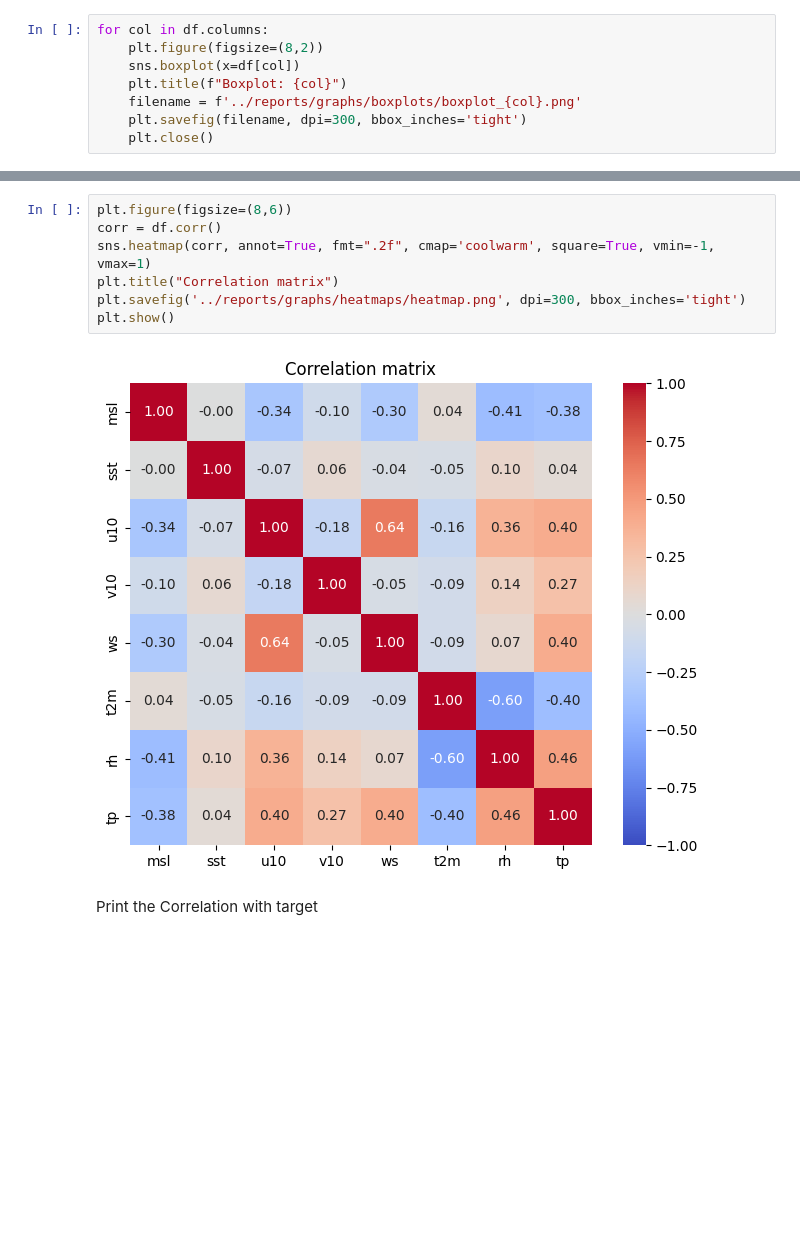
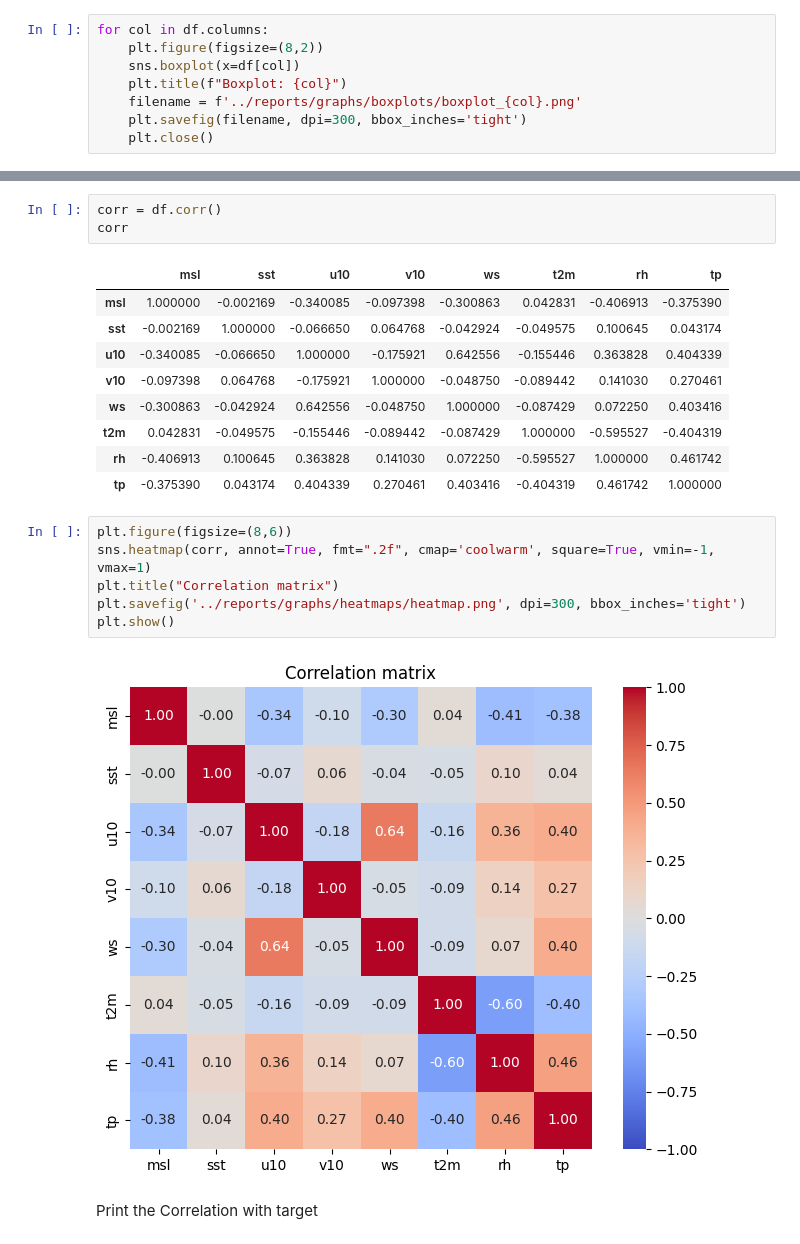
Before and after one commit to Saqibdev-786/Manglore-Weather-Data, a Jupyter notebook: notebooks/main.ipynb, the cells around one changed output, grey strips where cells are left out. Saved outputs shown, nothing was run; the diff lists cells and outputs as text; blank space fills up the shorter version.

```diff
--- a/notebooks/main.ipynb
+++ b/notebooks/main.ipynb
@@ -152,6 +156,18 @@ for col in df.columns:
+# %%
+corr = df.corr()
+corr
+# %% [output]
+|  | msl | sst | u10 | v10 | ws | t2m | rh | tp |
+| msl | 1.000000 | -0.002169 | -0.340085 | -0.097398 | -0.300863 | 0.042831 | -0.406913 | -0.375390 |
+| sst | -0.002169 | 1.000000 | -0.066650 | 0.064768 | -0.042924 | -0.049575 | 0.100645 | 0.043174 |
+| u10 | -0.340085 | -0.066650 | 1.000000 | -0.175921 | 0.642556 | -0.155446 | 0.363828 | 0.404339 |
+| v10 | -0.097398 | 0.064768 | -0.175921 | 1.000000 | -0.048750 | -0.089442 | 0.141030 | 0.270461 |
+| ws | -0.300863 | -0.042924 | 0.642556 | -0.048750 | 1.000000 | -0.087429 | 0.072250 | 0.403416 |
+| t2m | 0.042831 | -0.049575 | -0.155446 | -0.089442 | -0.087429 | 1.000000 | -0.595527 | -0.404319 |
+| rh | -0.406913 | 0.100645 | 0.363828 | 0.141030 | 0.072250 | -0.595527 | 1.000000 | 0.461742 |
+| tp | -0.375390 | 0.043174 | 0.404339 | 0.270461 | 0.403416 | -0.404319 | 0.461742 | 1.000000 |
 # %%
 plt.figure(figsize=(8,6))
-corr = df.corr()
 sns.heatmap(corr, annot=True, fmt=".2f", cmap='coolwarm', square=True, vmin=-1, vmax=1)
 plt.title("Correlation matrix")
 plt.savefig('../reports/graphs/heatmaps/heatmap.png', dpi=300, bbox_inches='tight')
```
Also changed, not shown: parts of 9 cells of this notebook, 10 other files.
